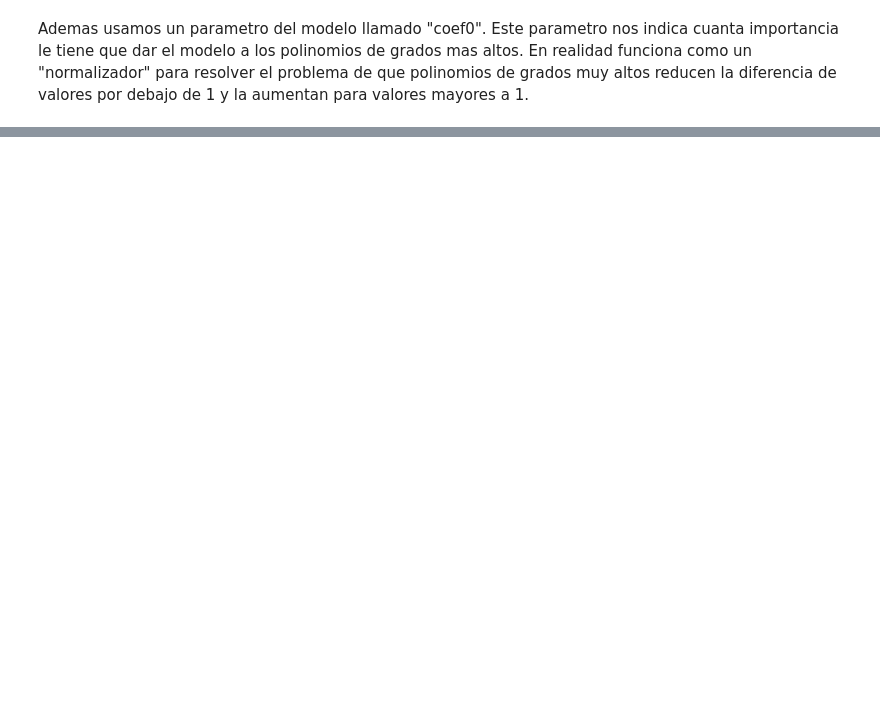
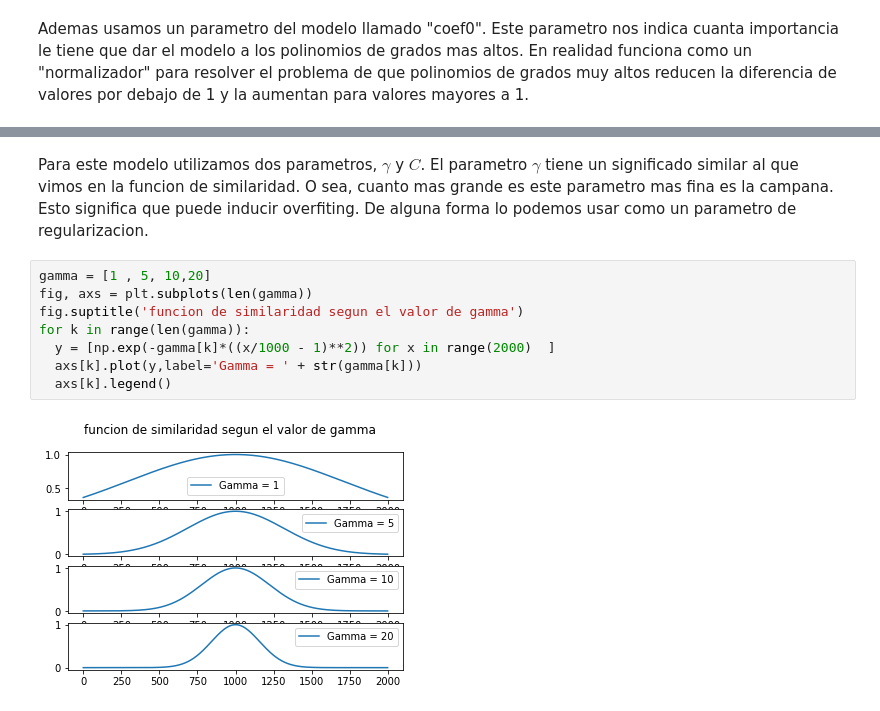
Before and after one commit to nechebarrena/HOML, a Jupyter notebook: HOML_cap_5.ipynb, the cells around one changed output, grey strips where cells are left out. Cells and saved outputs as stored; diff of their text form; blank space fills up the shorter version.

```diff
--- a/HOML_cap_5.ipynb
+++ b/HOML_cap_5.ipynb
@@ -256,0 +305,12 @@ Ademas usamos un parametro del modelo llamado "coef0". Este parametro nos indica
+# %% [markdown]
+Para este modelo utilizamos dos parametros, $\gamma$ y $C$. El parametro $\gamma$ tiene un significado similar al que vimos en la funcion de similaridad. O sea, cuanto mas grande es este parametro mas fina es la campana. Esto significa que puede inducir overfiting. De alguna forma lo podemos usar como un parametro de regularizacion.
+# %%
+gamma = [1 , 5, 10,20]
+fig, axs = plt.subplots(len(gamma))
+fig.suptitle('funcion de similaridad segun el valor de gamma')
+for k in range(len(gamma)):
+  y = [np.exp(-gamma[k]*((x/1000 - 1)**2)) for x in range(2000)  ]
+  axs[k].plot(y,label='Gamma = ' + str(gamma[k]))
+  axs[k].legend()
+# %% [output]
+[figure, added]
```
Also changed, not shown: parts of 8 cells of this notebook.
